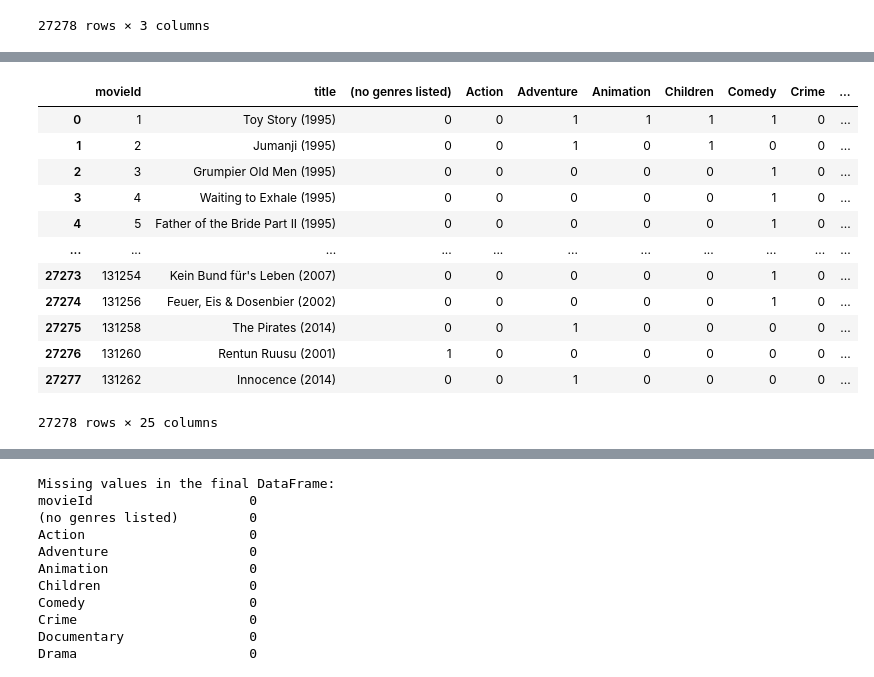
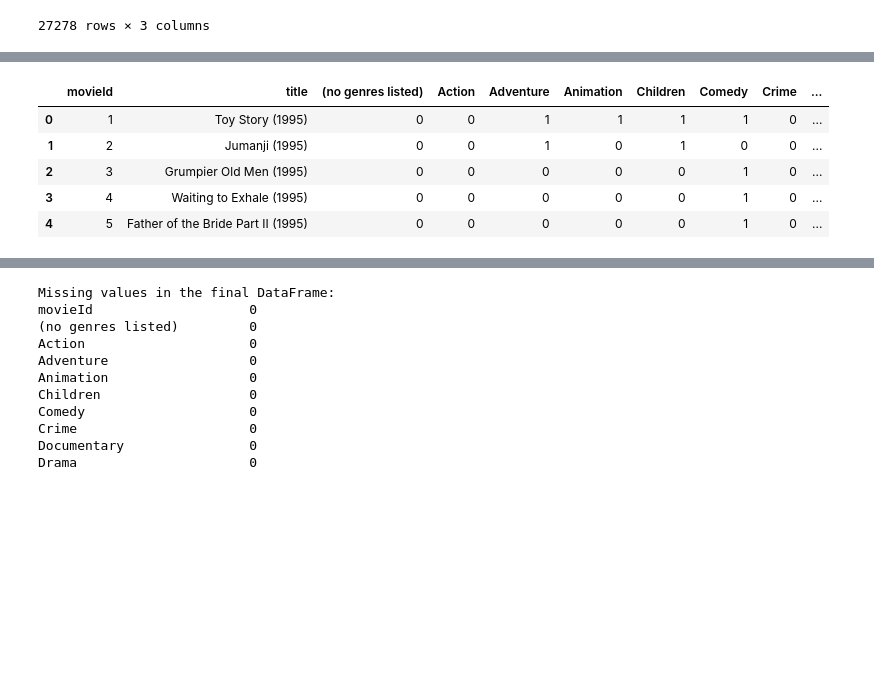
Before and after one commit to khalmatay/ADM-HW4, a Jupyter notebook: main.ipynb, the cells around one changed output, grey strips where cells are left out. Saved outputs shown, nothing was run; the diff lists cells and outputs as text; code cells hidden in the pictures; blank space fills up the shorter version.

```diff
--- a/main.ipynb
+++ b/main.ipynb
@@ -409,20 +376,14 @@ relevant_tags
 # %%
+#Merge relevant_genome_tag to get into  our data
 movie_genre_rating_tag_df = movie_genre_rating_df.merge(relevant_tags, on="movieId", how="left")
-movie_genre_rating_tag_df
+movie_genre_rating_tag_df.head(5)
 # %% [output]
 |  | movieId | title | (no genres listed) | Action | Adventure | Animation | Children | Comedy | Crime | ... |
 | 0 | 1 | Toy Story (1995) | 0 | 0 | 1 | 1 | 1 | 1 | 0 | ... |
 | 1 | 2 | Jumanji (1995) | 0 | 0 | 1 | 0 | 1 | 0 | 0 | ... |
 | 2 | 3 | Grumpier Old Men (1995) | 0 | 0 | 0 | 0 | 0 | 1 | 0 | ... |
 | 3 | 4 | Waiting to Exhale (1995) | 0 | 0 | 0 | 0 | 0 | 1 | 0 | ... |
 | 4 | 5 | Father of the Bride Part II (1995) | 0 | 0 | 0 | 0 | 0 | 1 | 0 | ... |
-| ... | ... | ... | ... | ... | ... | ... | ... | ... | ... | ... |
-| 27273 | 131254 | Kein Bund für's Leben (2007) | 0 | 0 | 0 | 0 | 0 | 1 | 0 | ... |
-| 27274 | 131256 | Feuer, Eis & Dosenbier (2002) | 0 | 0 | 0 | 0 | 0 | 1 | 0 | ... |
-| 27275 | 131258 | The Pirates (2014) | 0 | 0 | 1 | 0 | 0 | 0 | 0 | ... |
-| 27276 | 131260 | Rentun Ruusu (2001) | 1 | 0 | 0 | 0 | 0 | 0 | 0 | ... |
-| 27277 | 131262 | Innocence (2014) | 0 | 0 | 1 | 0 | 0 | 0 | 0 | ... |
-27278 rows × 25 columns
 # %%
 common_user_tags = tag_df.groupby("movieId")["tag"].agg(
     lambda x: x.value_counts().idxmax()
```
Also changed, not shown: parts of 40 cells of this notebook.
